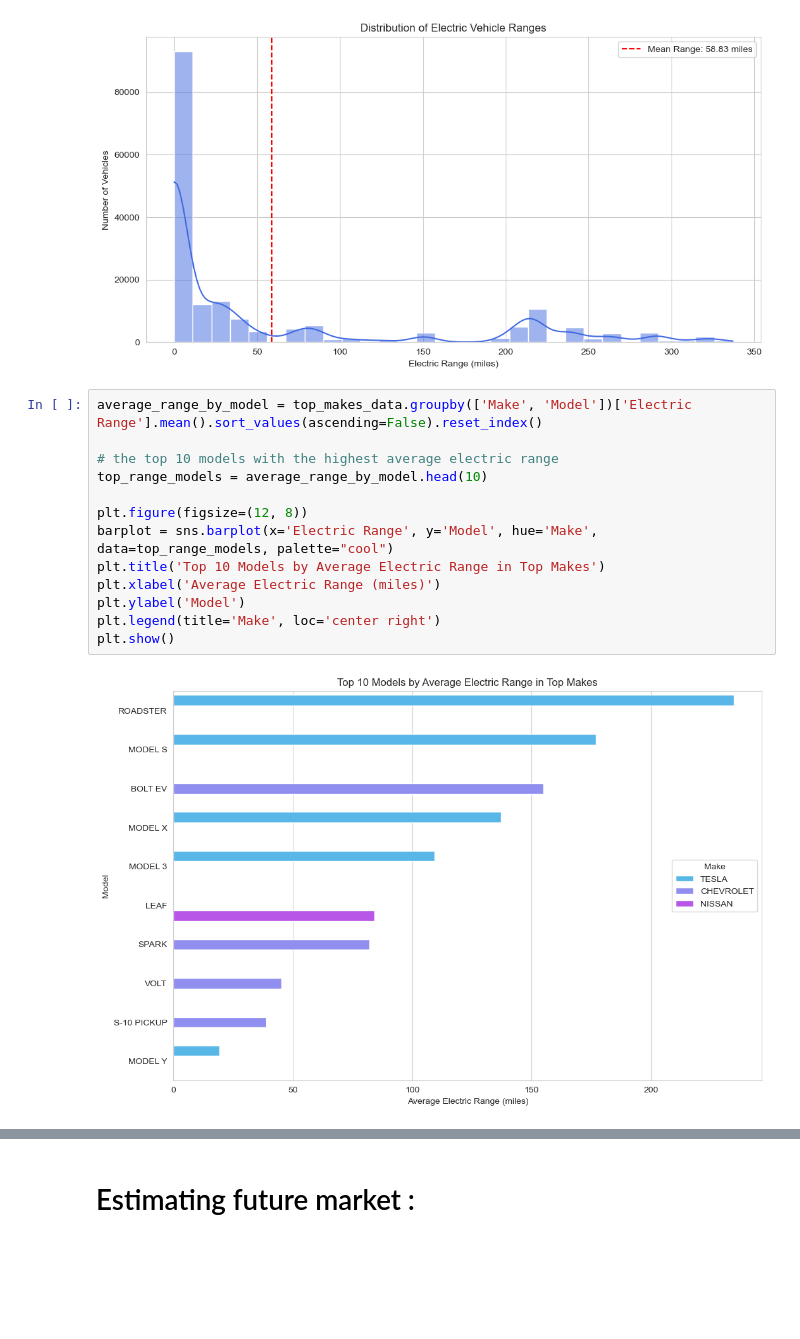
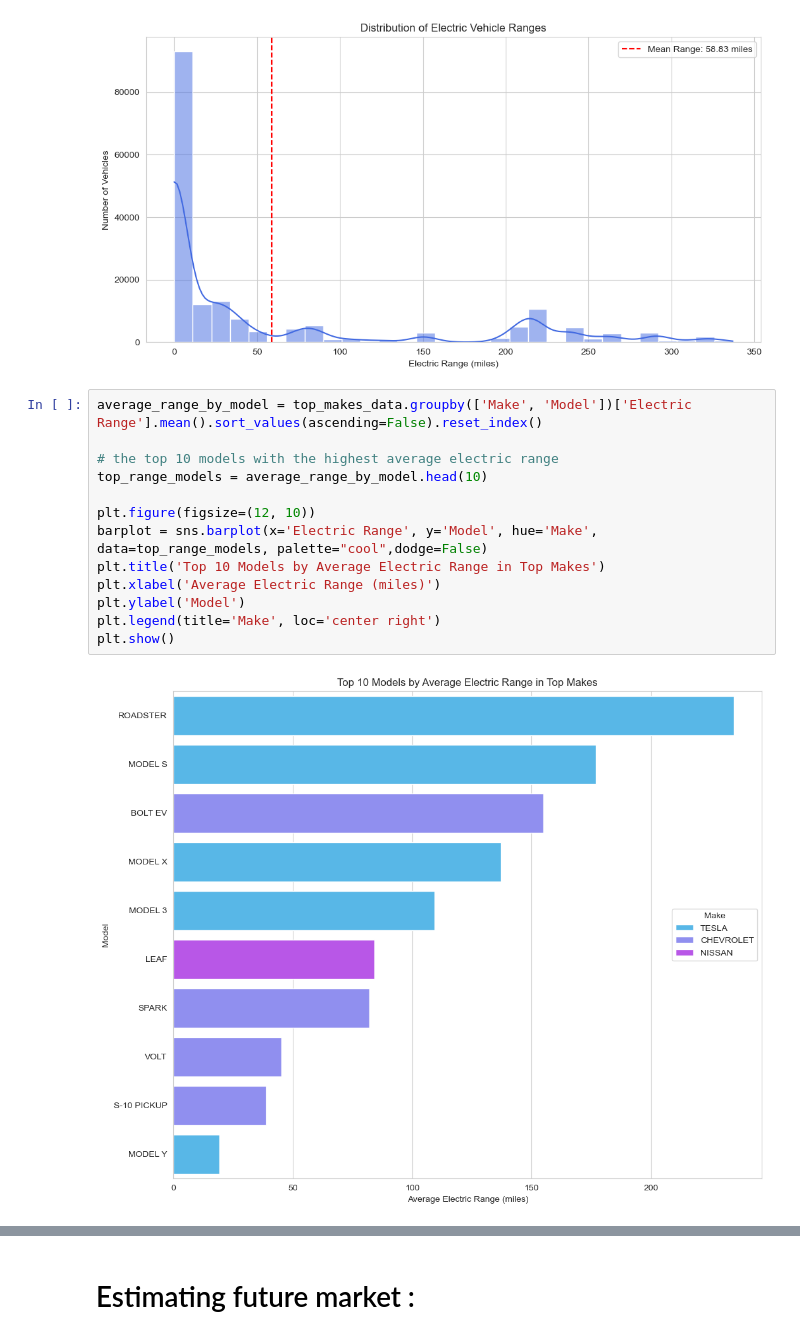
Before and after one commit to Praneeth-Avasarala/Data-Analysis, a Jupyter notebook: EV Market Data Analysis.ipynb, the cells around one changed output, grey strips where cells are left out. Cells and saved outputs as stored; diff of their text form; blank space fills up the shorter version.

```diff
--- a/EV Market Data Analysis.ipynb
+++ b/EV Market Data Analysis.ipynb
@@ -418,18 +401,18 @@ plt.show()
 # %%
 average_range_by_model = top_makes_data.groupby(['Make', 'Model'])['Electric Range'].mean().sort_values(ascending=False).reset_index()
 
 # the top 10 models with the highest average electric range
 top_range_models = average_range_by_model.head(10)
 
-plt.figure(figsize=(12, 8))
-barplot = sns.barplot(x='Electric Range', y='Model', hue='Make', data=top_range_models, palette="cool")
+plt.figure(figsize=(12, 10))
+barplot = sns.barplot(x='Electric Range', y='Model', hue='Make', data=top_range_models, palette="cool",dodge=False)
 plt.title('Top 10 Models by Average Electric Range in Top Makes')
 plt.xlabel('Average Electric Range (miles)')
 plt.ylabel('Model')
 plt.legend(title='Make', loc='center right')
 plt.show()
 # %% [output]
-[figure, old version]
+[figure, new version]
 # %%
 # geographical distribution at county level
 ev_county_distribution = ev_data_new['County'].value_counts()
```
Also changed, not shown: parts of 7 cells of this notebook.
